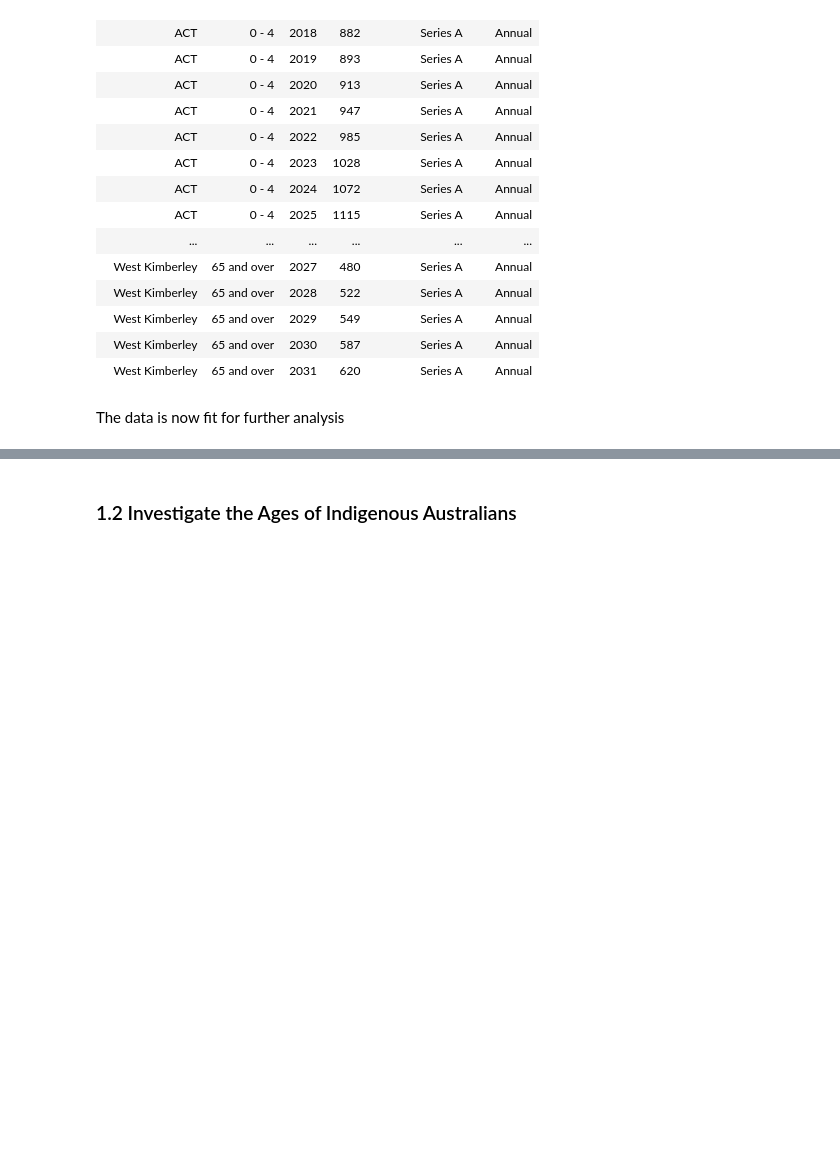
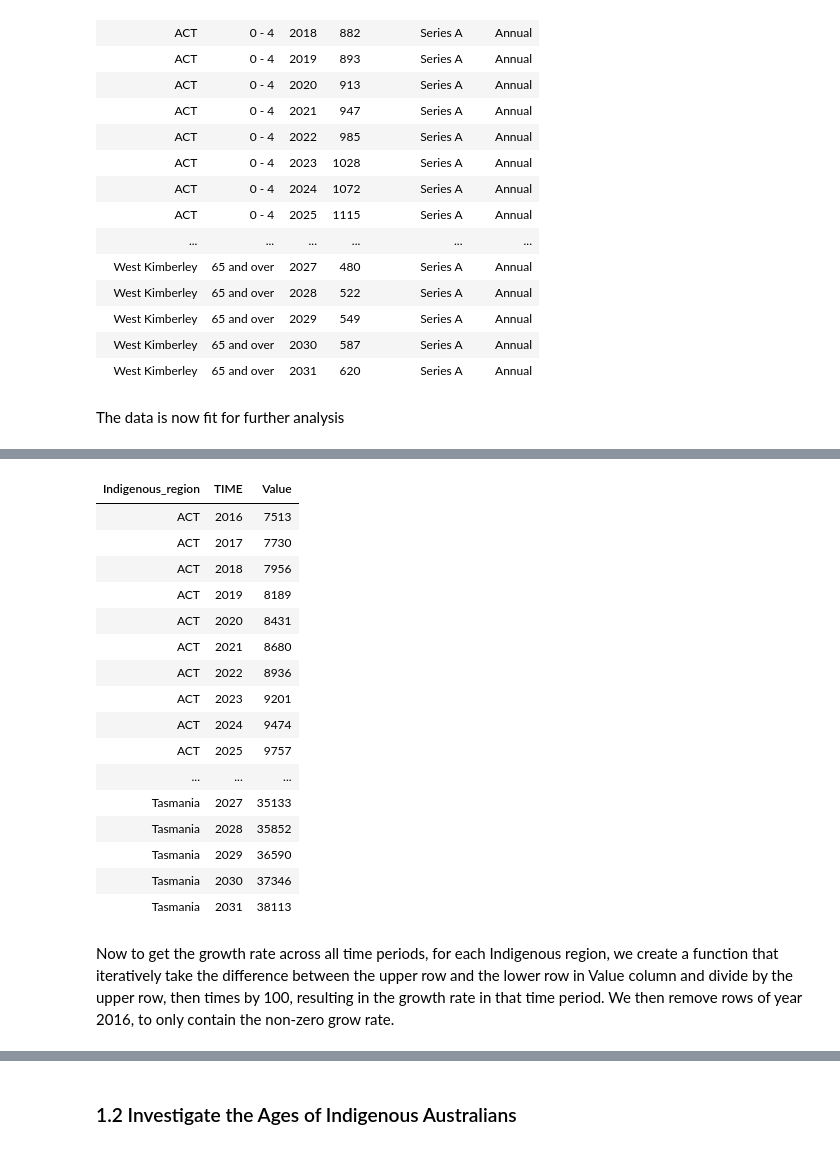
Before and after one commit to DanielTranDS/Aus-Immunisation-EDA-DataWrangling, a Jupyter notebook: Aus_EDA_Wrangling.ipynb, the cells around one changed output, grey strips where cells are left out. Cells and saved outputs as stored; diff of their text form; code cells hidden in the pictures; blank space fills up the shorter version.

```diff
--- a/Aus_EDA_Wrangling.ipynb
+++ b/Aus_EDA_Wrangling.ipynb
@@ -150,0 +228,24 @@ The data is now fit for further analysis
+# %%
+capital_pop <- tot_pop_year_region[tot_pop_year_region$Indigenous_region %in% c('ACT',
+    'Sydney - Wollongong','Darwin','Brisbane','Adelaide','Tasmania','Melbourne','Perth'),]
+capital_pop
+# %% [output]
+| Indigenous_region | TIME | Value |
+| ACT | 2016 | 7513 |
+| ACT | 2017 | 7730 |
+| ACT | 2018 | 7956 |
+| ACT | 2019 | 8189 |
+| ACT | 2020 | 8431 |
+| ACT | 2021 | 8680 |
+| ACT | 2022 | 8936 |
+| ACT | 2023 | 9201 |
+| ACT | 2024 | 9474 |
+| ACT | 2025 | 9757 |
+| ... | ... | ... |
+| Tasmania | 2027 | 35133 |
+| Tasmania | 2028 | 35852 |
+| Tasmania | 2029 | 36590 |
+| Tasmania | 2030 | 37346 |
+| Tasmania | 2031 | 38113 |
+# %% [markdown]
+Now to get the growth rate across all time periods, for each Indigenous region, we create a function that iteratively take the difference between the upper row and the lower row in Value column and divide by the upper row, then times by 100, resulting in the growth rate in that time period. We then remove rows of year 2016, to only contain the non-zero grow rate.
```
Also changed, not shown: parts of 21 cells of this notebook.
